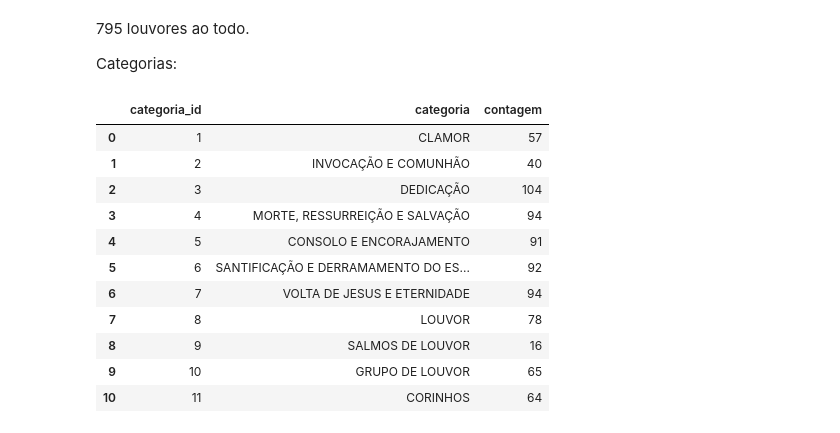
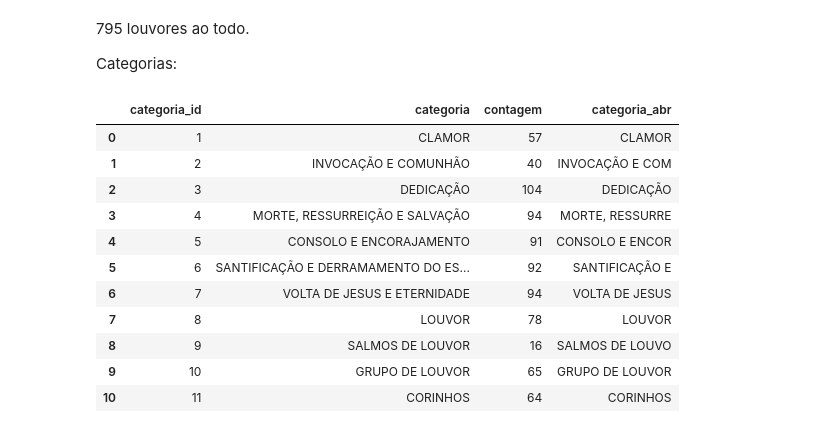
Before and after one commit to evaristocosta/hinos_db, a Jupyter notebook: eda1.ipynb, the cells around one changed output. Saved outputs shown, nothing was run; the diff lists cells and outputs as text; code cells hidden in the pictures.

```diff
--- a/eda1.ipynb
+++ b/eda1.ipynb
@@ -86,22 +86,23 @@ Categorias:
 # %%
 categorias_count = (
     hinos_analise[["categoria_id", "categoria", "numero_int"]]
     .groupby(["categoria_id", "categoria"])
     .count()
     .reset_index()
     .rename(columns={"numero_int": "contagem"})
 )
+categorias_count["categoria_abr"] = categorias_count["categoria"].str[:15]
 categorias_count
 # %% [output]
-|  | categoria_id | categoria | contagem |
-| 0 | 1 | CLAMOR | 57 |
-| 1 | 2 | INVOCAÇÃO E COMUNHÃO | 40 |
-| 2 | 3 | DEDICAÇÃO | 104 |
-| 3 | 4 | MORTE, RESSURREIÇÃO E SALVAÇÃO | 94 |
-| 4 | 5 | CONSOLO E ENCORAJAMENTO | 91 |
-| 5 | 6 | SANTIFICAÇÃO E DERRAMAMENTO DO ES... | 92 |
-| 6 | 7 | VOLTA DE JESUS E ETERNIDADE | 94 |
-| 7 | 8 | LOUVOR | 78 |
-| 8 | 9 | SALMOS DE LOUVOR | 16 |
-| 9 | 10 | GRUPO DE LOUVOR | 65 |
-| 10 | 11 | CORINHOS | 64 |
+|  | categoria_id | categoria | contagem | categoria_abr |
+| 0 | 1 | CLAMOR | 57 | CLAMOR |
+| 1 | 2 | INVOCAÇÃO E COMUNHÃO | 40 | INVOCAÇÃO E COM |
+| 2 | 3 | DEDICAÇÃO | 104 | DEDICAÇÃO |
+| 3 | 4 | MORTE, RESSURREIÇÃO E SALVAÇÃO | 94 | MORTE, RESSURRE |
+| 4 | 5 | CONSOLO E ENCORAJAMENTO | 91 | CONSOLO E ENCOR |
+| 5 | 6 | SANTIFICAÇÃO E DERRAMAMENTO DO ES... | 92 | SANTIFICAÇÃO E |
+| 6 | 7 | VOLTA DE JESUS E ETERNIDADE | 94 | VOLTA DE JESUS |
+| 7 | 8 | LOUVOR | 78 | LOUVOR |
+| 8 | 9 | SALMOS DE LOUVOR | 16 | SALMOS DE LOUVO |
+| 9 | 10 | GRUPO DE LOUVOR | 65 | GRUPO DE LOUVOR |
+| 10 | 11 | CORINHOS | 64 | CORINHOS |
```
Also changed, not shown: parts of 3 cells of this notebook, 2 other files.
